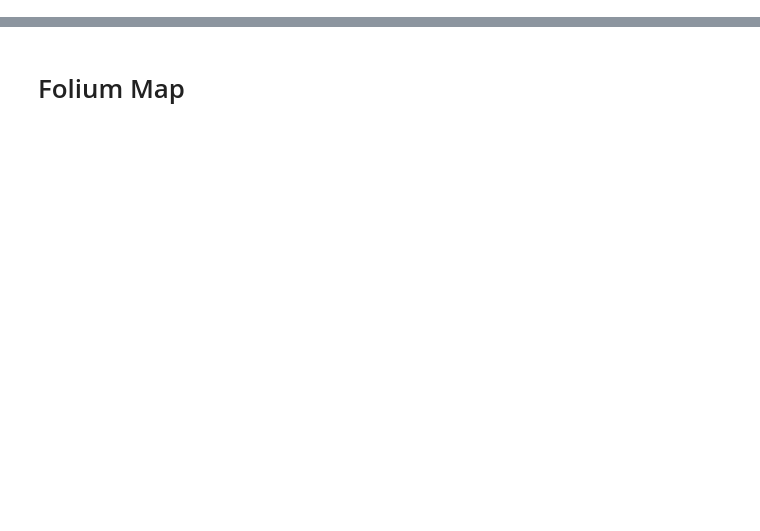
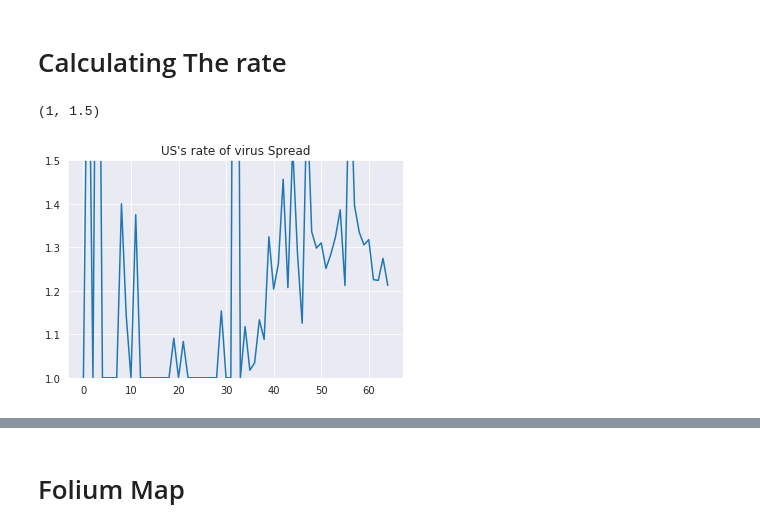
Before and after one commit to SadilKhan/COVID-19-Analysis, a Jupyter notebook: COVID-19.ipynb, the cells around one changed output, grey strips where cells are left out. Cells and saved outputs as stored; diff of their text form; code cells hidden in the pictures; blank space fills up the shorter version.

```diff
--- a/COVID-19.ipynb
+++ b/COVID-19.ipynb
@@ -32,7 +42,7 @@ recovered.columns=['State','Country','Lat','Long']+list(recovered.columns)[4:]
 # %%
-def multi(dataset,time):
-    multiplier1=dataset[dataset>5].values[1:time]
-    multiplier2=dataset[dataset>5].values[:time-1]
+def multi(dataset):
+    multiplier1=dataset[dataset>0].values[1:]
+    multiplier2=dataset[dataset>0].values[:-1]
 
     mul=multiplier1/multiplier2
 
@@ -46,0 +50,9 @@ usa_recovered=recovered[recovered['Country']=='US'].iloc[:,4:].sum(axis=0)
+# %% [markdown]
+# Calculating The rate
+# %%
+plt.plot(multi(usa_confirmed))
+plt.title("US's rate of virus Spread")
+plt.ylim(1,1.5)
+# %% [output]
+(1, 1.5)
+[figure, added]
```
Also changed, not shown: parts of 37 cells of this notebook.
